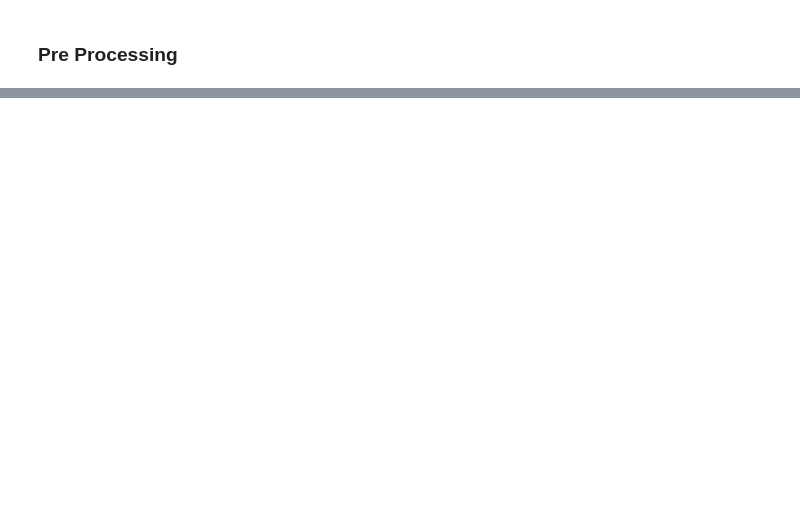
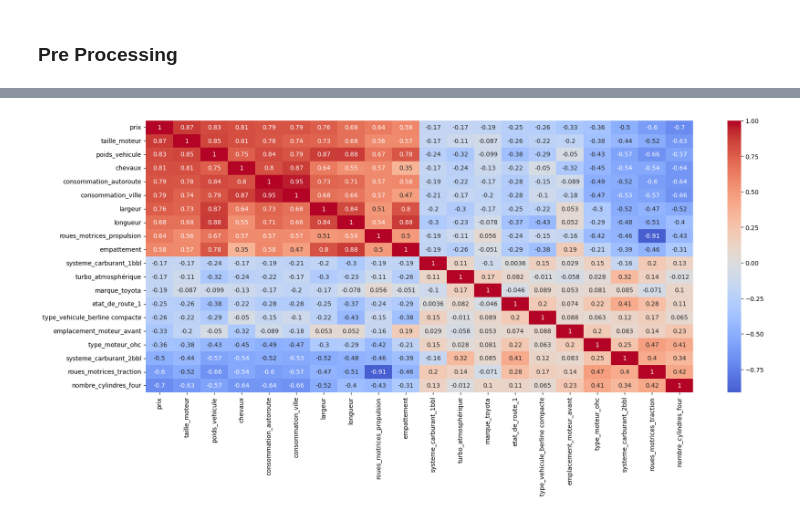
Before and after one commit to RolaMmss/Realiser-une-application-d-estimation-de-prix-d-une-voiture, a Jupyter notebook: data_modelisation.ipynb, the cells around one changed output, grey strips where cells are left out. Cells and saved outputs as stored; diff of their text form; code cells hidden in the pictures; blank space fills up the shorter version.

```diff
--- a/data_modelisation.ipynb
+++ b/data_modelisation.ipynb
@@ -94,0 +20,58 @@ linear_grid.fit(X_train, y_train)
+# %%
+from sklearn.pipeline import Pipeline
+from sklearn.preprocessing import MinMaxScaler, OneHotEncoder, PolynomialFeatures
+import seaborn as sns
+import matplotlib.pyplot as plt
+from sklearn.compose import ColumnTransformer
+
+y = df['prix']
+X = df.drop(['prix'], axis=1)
+categorial_features = ['etat_de_route', 'carburant','turbo','nombre_portes', 'type_vehicule', 'roues_motrices', 'emplacement_moteur','type_moteur', 'nombre_cylindres', 'systeme_carburant', 'marque', 'modèle']
+numeric_features = ['empattement', 'longueur' , 'largeur','hauteur', 'poids_vehicule', 'taille_moteur', 'taux_alésage', 'course', 'taux_compression','chevaux','tour_moteur', 'consommation_ville', 'consommation_autoroute']
+categorical_transformer = Pipeline(steps=[
+    ('onehotencoder', OneHotEncoder(handle_unknown='ignore'))
+])
+# define the numeric transformer
+numeric_transformer = Pipeline([
+        ('min_max', MinMaxScaler()),  #StandardScaler():moyenne 0 et écart type = 1 -> Reg, SVM, PCA
+        ('poly', PolynomialFeatures(degree=2, include_bias=False))
+        ])
+
+
+# use the ColumnTransformer to apply the appropriate transformers to each column
+preprocessor = ColumnTransformer(transformers=[
+    ('num', numeric_transformer, numeric_features),
+    ('cat', categorical_transformer, categorial_features)
+])
+
+# fit and transform the categorical features
+X_cat_transformed = categorical_transformer.fit_transform(X[categorial_features])
+
+# create a dataframe from the transformed categorical features
+X_cat_transformed_df = pd.DataFrame(X_cat_transformed.toarray(),
+                                    columns=categorical_transformer['onehotencoder'].get_feature_names_out(categorial_features))
+
+# concatenate the transformed categorical features and the numeric features
+X_transformed = pd.concat([X_cat_transformed_df, X[numeric_features]], axis=1)
+
+# display the transformed dataframe
+
+%matplotlib inline
+
+df_with_prix = pd.concat([y,X_transformed], axis=1)
+corr_matrix = df_with_prix.corrwith(df_with_prix['prix']).sort_values(ascending=False)
+# select the top 10 most positively correlated variables (excluding the 'prix' column)
+top_pos_vars = corr_matrix.head(10).index.tolist()
+# select the top 10 most negatively correlated variables (excluding the 'prix' column)
+top_neg_vars = corr_matrix.tail(10).index.tolist()
+df_top_vars = df_with_prix[ top_pos_vars + top_neg_vars]
+# calculate the pairwise correlation matrix of the new dataframe
+most_corr_matrix = df_top_vars.corr()
+# plot the correlation matrix as a heatmap
+fig, ax = plt.subplots(figsize=(20, 8))
+sns.heatmap(most_corr_matrix, cmap='coolwarm', center=0, annot=True)
+# display the plot
+plt.show()
+most_corr_matrix
+# %% [output]
+[figure, added]
```
Also changed, not shown: parts of 16 cells of this notebook, 9 other files.
